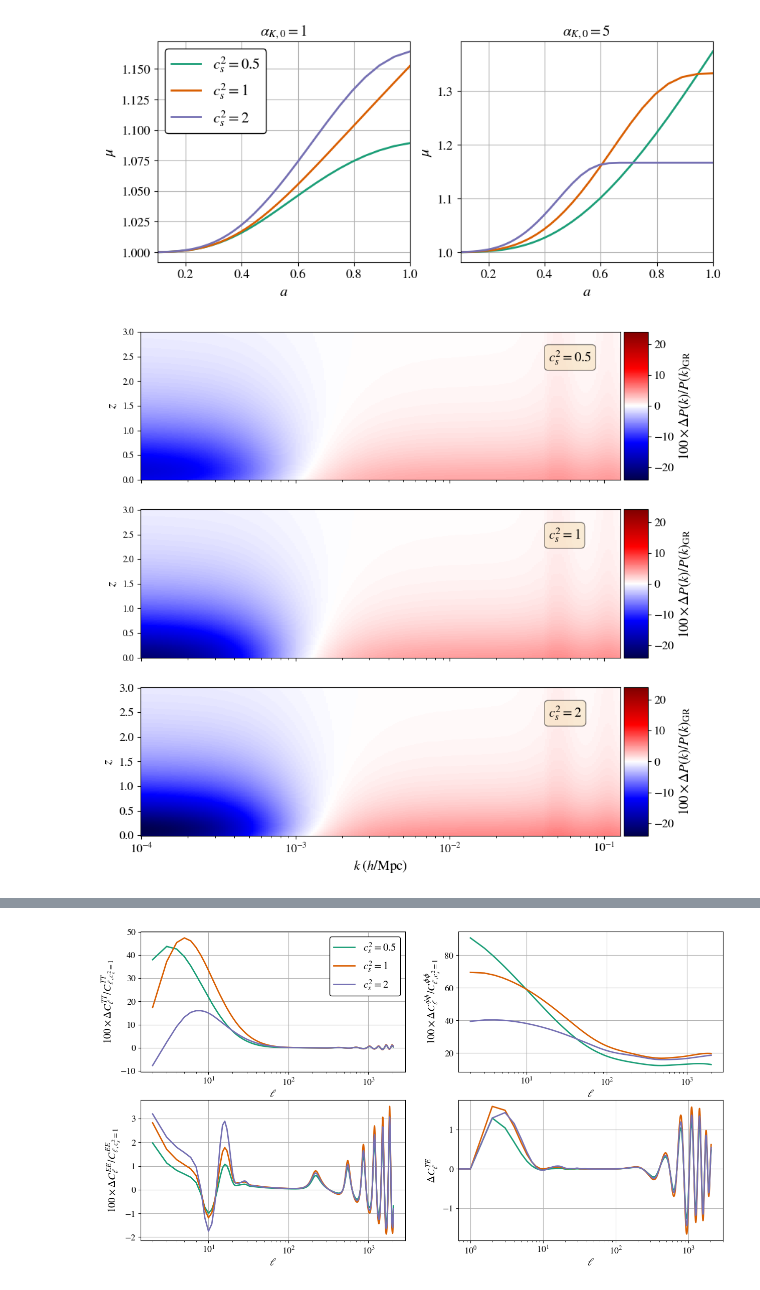
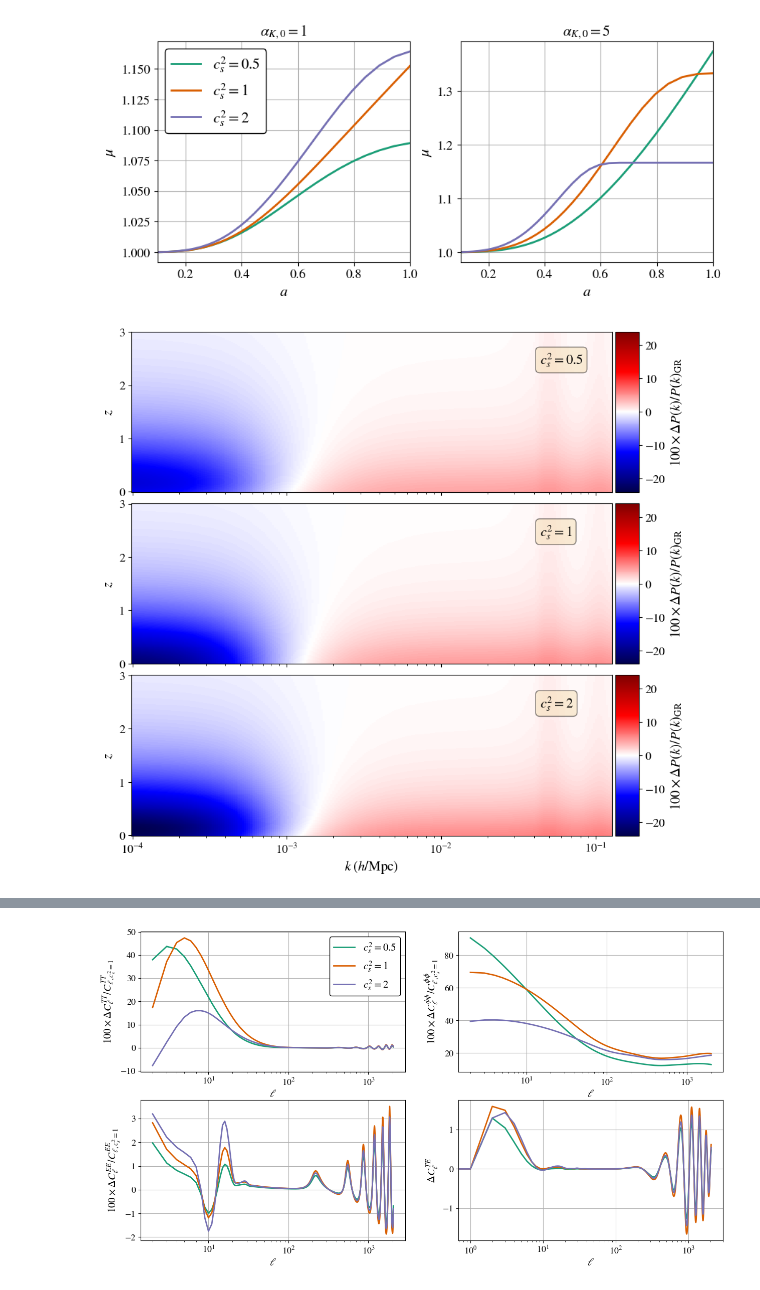
Before and after one commit to joaoreboucas1/cs2-project, a Jupyter notebook: analysis/cs2_impact_mg.ipynb, the cells around one changed output, grey strips where cells are left out. Saved outputs shown, nothing was run; the diff lists cells and outputs as text; code cells hidden in the pictures.

Commit message:
Update plot notebooks

```diff
--- a/analysis/cs2_impact_mg.ipynb
+++ b/analysis/cs2_impact_mg.ipynb
@@ -115,33 +116,33 @@ plt.savefig("plots/mg_example_mu.pdf", bbox_inches="tight")
 # Plot P(k)
 from mpl_toolkits.axes_grid1 import make_axes_locatable
 from matplotlib.colors import Normalize
 
 # Precomputing min and max relative errors for unifying the colormaps in each axis
-fig, axs = plt.subplots(len(cases1)-1, 1, sharex=True, sharey=True, figsize=(10, 10))
+fig, axs = plt.subplots(len(cases1)-1, 1, sharex=True, sharey=True, figsize=(10, 10), gridspec_kw={"hspace": 0.07})
 scale = -np.inf
 for name, case in cases1.items():
     if name == "GR": continue
     relative_errors = 100*np.abs(case["P_lin"]/cases1["GR"]["P_lin"] - 1)
     scale = max(scale, np.amax(relative_errors))
 
 norm = Normalize(vmin=-scale, vmax=scale)
 
 for i, (name, case) in enumerate(cases1.items()):
     if name == "GR": continue
     ax = axs[i-1]
     relative_errors = 100*(case["P_lin"]/cases1["GR"]["P_lin"] - 1)
     mesh = ax.pcolormesh(ks, redshifts, relative_errors, cmap="seismic", norm=norm)
     ax.set_xscale('log')
     divider = make_axes_locatable(ax)
     cax = divider.append_axes('right', size='5%', pad=0.05)
     fig.colorbar(mesh, cax=cax, orientation="vertical")
     cax.set_ylabel(r"$100 \times \Delta P(k)/P(k)_\mathrm{GR}$", fontsize=15)
     cax.tick_params(labelsize=13)
     ax.set_ylabel(r"$z$", fontsize=15)
     ax.text(0.85, 0.8, case["label"], transform=ax.transAxes, bbox={'boxstyle': 'round', 'facecolor': 'wheat', 'alpha': 0.5}, fontsize=15)
 
-fig, axs = plt.subplots(len(cases1)-1, 1, sharex=True, sharey=True, figsize=(10, 10), gridspec_kw={"hspace": 0.07})
+for ax in axs: ax.tick_params(labelsize=13)
 axs[-1].set_xlabel(r"$k \; (h/\mathrm{Mpc})$", fontsize=15)
 plt.savefig("plots/cs2_impact_pk_mg.png", bbox_inches="tight")
 # %% [output]
-[figure, old version]
+[figure, new version]
```
Also changed, not shown: parts of 3 cells of this notebook, 1 other file.
